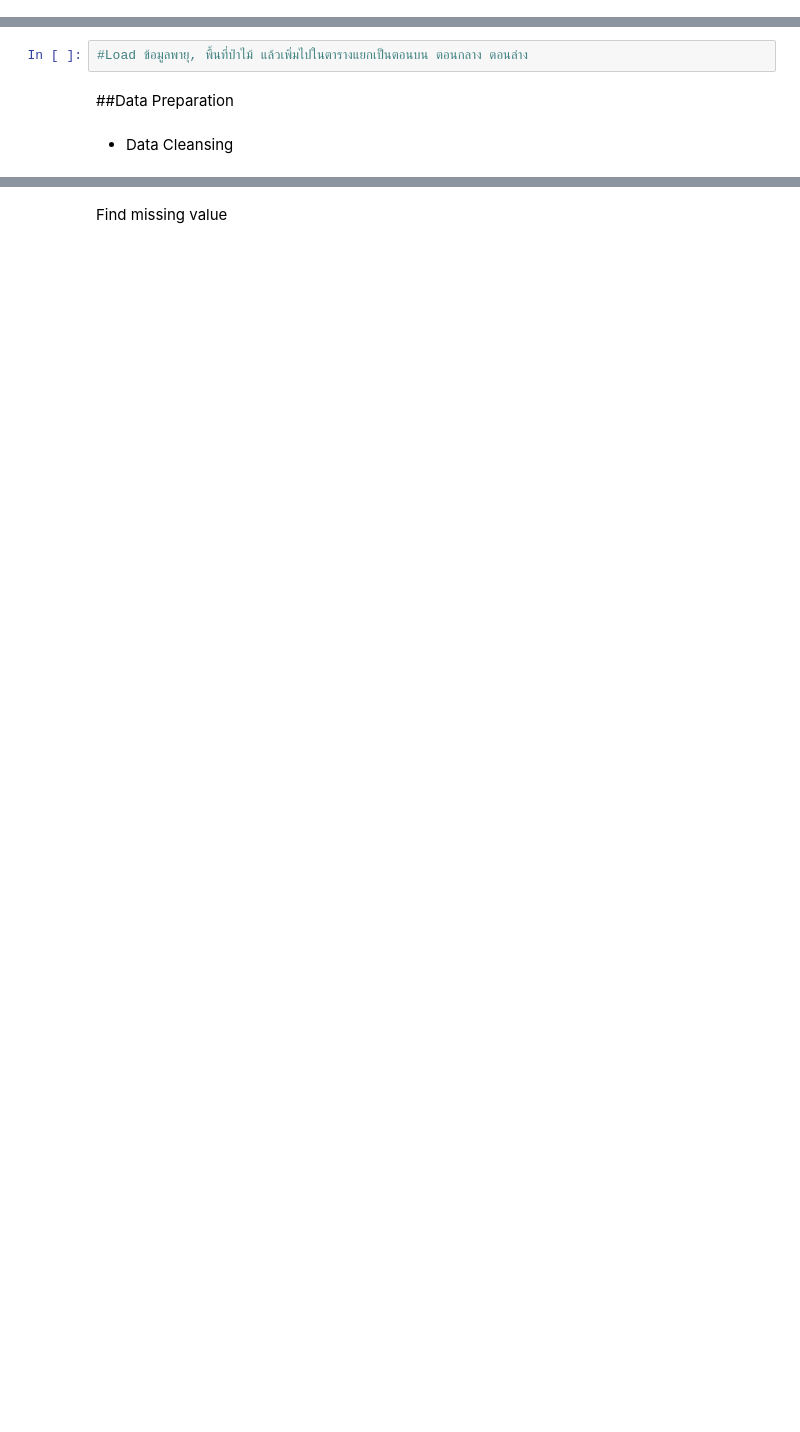
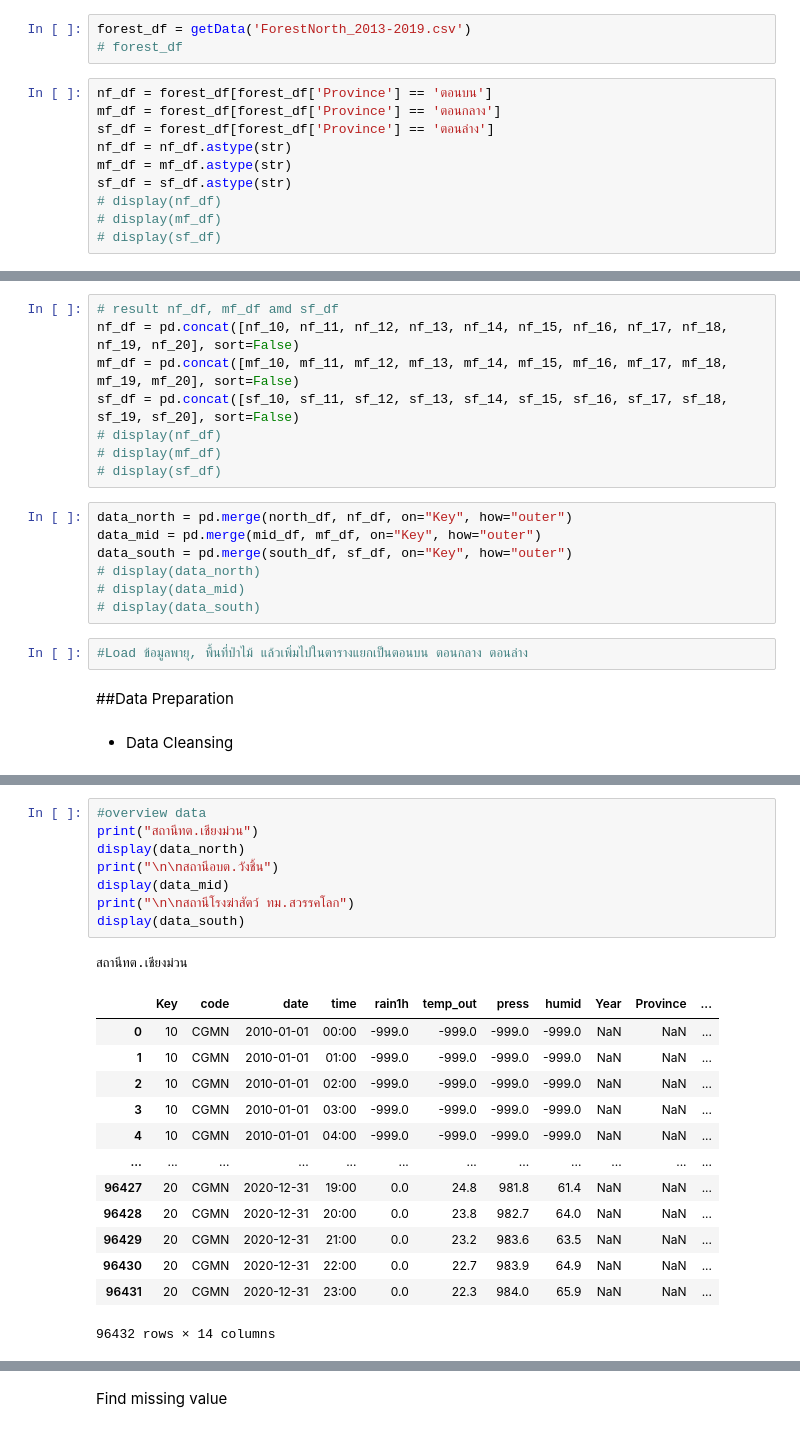
Before and after one commit to punnarat-w/Yomriver_analysis, a Jupyter notebook: ForecastingModel.ipynb, the cells around one changed output, grey strips where cells are left out. Drawn from its saved outputs; the diff is of its cells as text; blank space fills up the shorter version.

Commit message:
Add data and Preprocessing data

```diff
--- a/ForecastingModel.ipynb
+++ b/ForecastingModel.ipynb
@@ -78,0 +185,13 @@ description[description['name'] == 'ที่ทำการอุทยาน
+# %%
+forest_df = getData('ForestNorth_2013-2019.csv')
+# forest_df
+# %%
+nf_df = forest_df[forest_df['Province'] == 'ตอนบน']
+mf_df = forest_df[forest_df['Province'] == 'ตอนกลาง']
+sf_df = forest_df[forest_df['Province'] == 'ตอนล่าง']
+nf_df = nf_df.astype(str)
+mf_df = mf_df.astype(str)
+sf_df = sf_df.astype(str)
+# display(nf_df)
+# display(mf_df)
+# display(sf_df)
@@ -79,3 +270,18 @@ description[description['name'] == 'ที่ทำการอุทยาน
+# %%
+# result nf_df, mf_df amd sf_df
+nf_df = pd.concat([nf_10, nf_11, nf_12, nf_13, nf_14, nf_15, nf_16, nf_17, nf_18, nf_19, nf_20], sort=False)
+mf_df = pd.concat([mf_10, mf_11, mf_12, mf_13, mf_14, mf_15, mf_16, mf_17, mf_18, mf_19, mf_20], sort=False)
+sf_df = pd.concat([sf_10, sf_11, sf_12, sf_13, sf_14, sf_15, sf_16, sf_17, sf_18, sf_19, sf_20], sort=False)
+# display(nf_df)
+# display(mf_df)
+# display(sf_df)
+# %%
+data_north = pd.merge(north_df, nf_df, on="Key", how="outer")
+data_mid = pd.merge(mid_df, mf_df, on="Key", how="outer")
+data_south = pd.merge(south_df, sf_df, on="Key", how="outer")
+# display(data_north)
+# display(data_mid)
+# display(data_south)
 # %%
 #Load ข้อมูลพายุ, พื้นที่ป่าไม้ แล้วเพิ่มไปในตารางแยกเป็นตอนบน ตอนกลาง ตอนล่าง
 # %% [markdown]
@@ -104,0 +293,23 @@ data
+# %%
+#overview data
+print("สถานีทต.เชียงม่วน")
+display(data_north)
+print("\n\nสถานีอบต.วังชิ้น")
+display(data_mid)
+print("\n\nสถานีโรงฆ่าสัตว์ ทม.สวรรคโลก")
+display(data_south)
+# %% [output]
+สถานีทต.เชียงม่วน
+|  | Key | code | date | time | rain1h | temp_out | press | humid | Year | Province | ... |
+| 0 | 10 | CGMN | 2010-01-01 | 00:00 | -999.0 | -999.0 | -999.0 | -999.0 | NaN | NaN | ... |
+| 1 | 10 | CGMN | 2010-01-01 | 01:00 | -999.0 | -999.0 | -999.0 | -999.0 | NaN | NaN | ... |
+| 2 | 10 | CGMN | 2010-01-01 | 02:00 | -999.0 | -999.0 | -999.0 | -999.0 | NaN | NaN | ... |
+| 3 | 10 | CGMN | 2010-01-01 | 03:00 | -999.0 | -999.0 | -999.0 | -999.0 | NaN | NaN | ... |
+| 4 | 10 | CGMN | 2010-01-01 | 04:00 | -999.0 | -999.0 | -999.0 | -999.0 | NaN | NaN | ... |
+| ... | ... | ... | ... | ... | ... | ... | ... | ... | ... | ... | ... |
+| 96427 | 20 | CGMN | 2020-12-31 | 19:00 | 0.0 | 24.8 | 981.8 | 61.4 | NaN | NaN | ... |
+| 96428 | 20 | CGMN | 2020-12-31 | 20:00 | 0.0 | 23.8 | 982.7 | 64.0 | NaN | NaN | ... |
+| 96429 | 20 | CGMN | 2020-12-31 | 21:00 | 0.0 | 23.2 | 983.6 | 63.5 | NaN | NaN | ... |
+| 96430 | 20 | CGMN | 2020-12-31 | 22:00 | 0.0 | 22.7 | 983.9 | 64.9 | NaN | NaN | ... |
+| 96431 | 20 | CGMN | 2020-12-31 | 23:00 | 0.0 | 22.3 | 984.0 | 65.9 | NaN | NaN | ... |
+96432 rows × 14 columns
```
Also changed, not shown: parts of 23 cells of this notebook.
